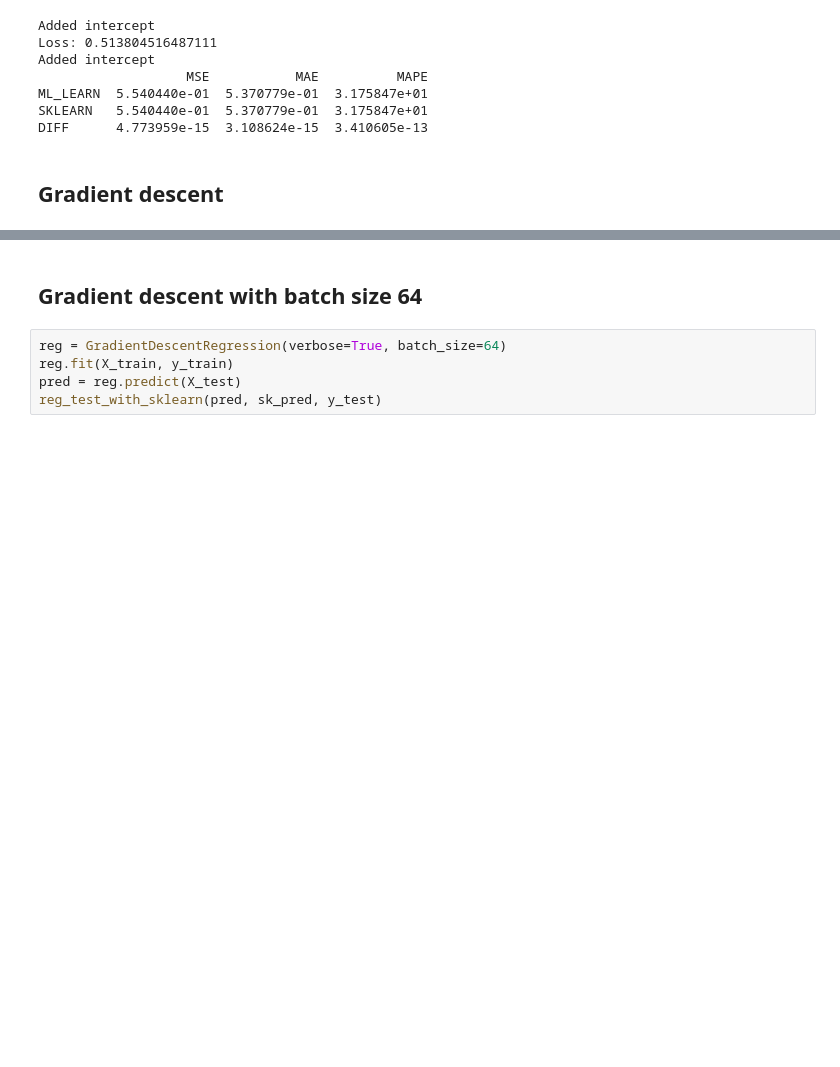
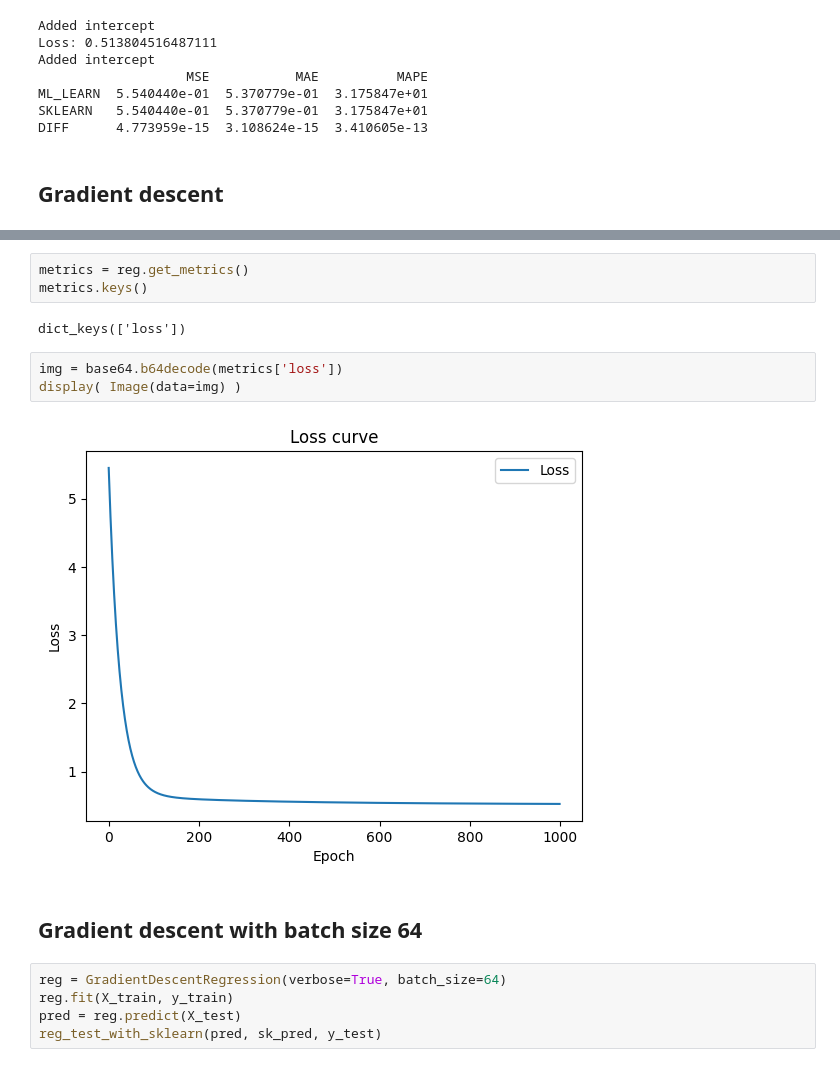
Before and after one commit to ikarizxc/ml-learn, a Jupyter notebook: lib_test.ipynb, the cells around one changed output, grey strips where cells are left out. Saved outputs shown, nothing was run; the diff lists cells and outputs as text; blank space fills up the shorter version.

Commit message:
add metrics? and hints

```diff
--- a/lib_test.ipynb
+++ b/lib_test.ipynb
@@ -81,3 +83,13 @@ DIFF      0.001131  0.001385   0.493071
+# %%
+metrics = reg.get_metrics()
+metrics.keys()
+# %% [output]
+dict_keys(['loss'])
+# %%
+img = base64.b64decode(metrics['loss'])
+display( Image(data=img) )
+# %% [output]
+[figure, added]
 # %% [markdown]
 ## Gradient descent with batch size 64
 # %%
```
Also changed, not shown: parts of 5 cells of this notebook, 7 other files.
